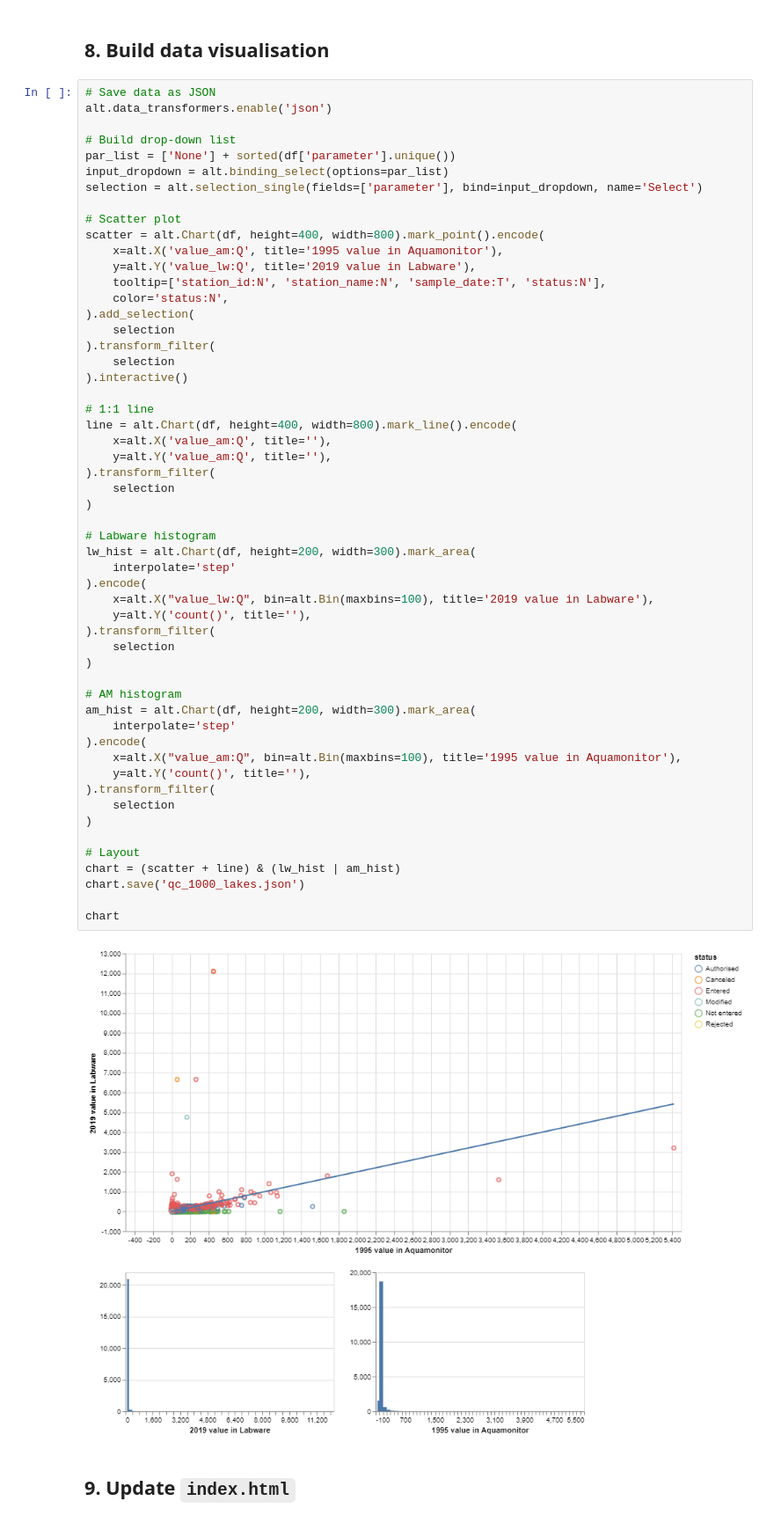
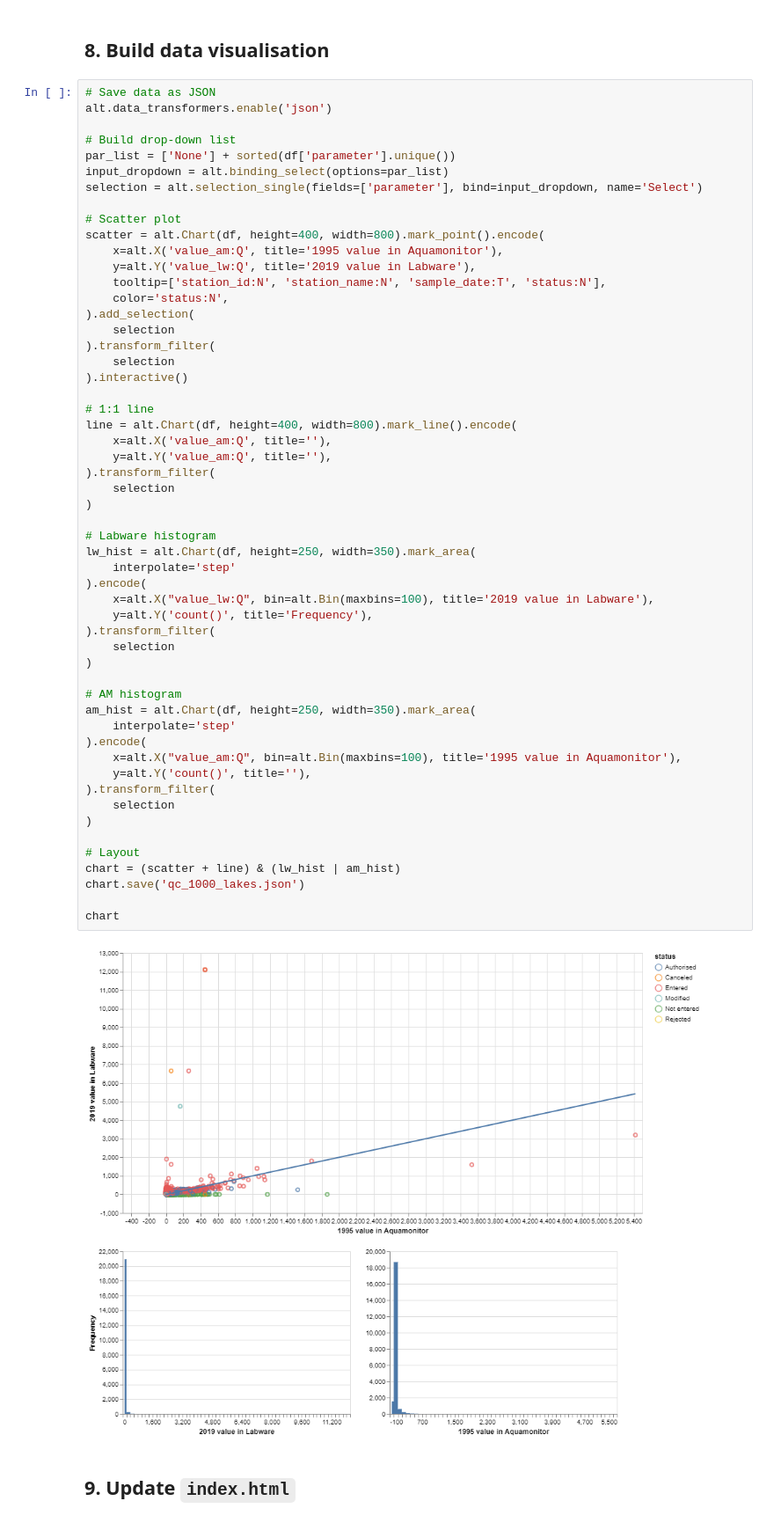
Before and after one commit to NIVANorge/1000_lakes_qc, a Jupyter notebook: qc_1000_lakes.ipynb, the cells around one changed output. Shown at 88% size. Drawn from its saved outputs; the diff is of its cells as text.

Commit message:
Change histogram size

```diff
--- a/qc_1000_lakes.ipynb
+++ b/qc_1000_lakes.ipynb
@@ -213,37 +213,37 @@ scatter = alt.Chart(df, height=400, width=800).mark_point().encode(
 line = alt.Chart(df, height=400, width=800).mark_line().encode(
     x=alt.X('value_am:Q', title=''),
     y=alt.Y('value_am:Q', title=''),
 ).transform_filter(
     selection
 )
 
 # Labware histogram
-lw_hist = alt.Chart(df, height=200, width=300).mark_area(
+lw_hist = alt.Chart(df, height=250, width=350).mark_area(
     interpolate='step'
 ).encode(
     x=alt.X("value_lw:Q", bin=alt.Bin(maxbins=100), title='2019 value in Labware'),
-    y=alt.Y('count()', title=''),
+    y=alt.Y('count()', title='Frequency'),
 ).transform_filter(
     selection
 )
 
 # AM histogram
-am_hist = alt.Chart(df, height=200, width=300).mark_area(
+am_hist = alt.Chart(df, height=250, width=350).mark_area(
     interpolate='step'
 ).encode(
     x=alt.X("value_am:Q", bin=alt.Bin(maxbins=100), title='1995 value in Aquamonitor'),
     y=alt.Y('count()', title=''),
 ).transform_filter(
     selection
 )
 
 # Layout
 chart = (scatter + line) & (lw_hist | am_hist)
 chart.save('qc_1000_lakes.json')
 
 chart
 # %% [output]
-[figure, old version]
+[figure, new version]
 # %% [markdown]
 ## 9. Update `index.html`
 # %%
```
Also changed, not shown: 1 other file.
